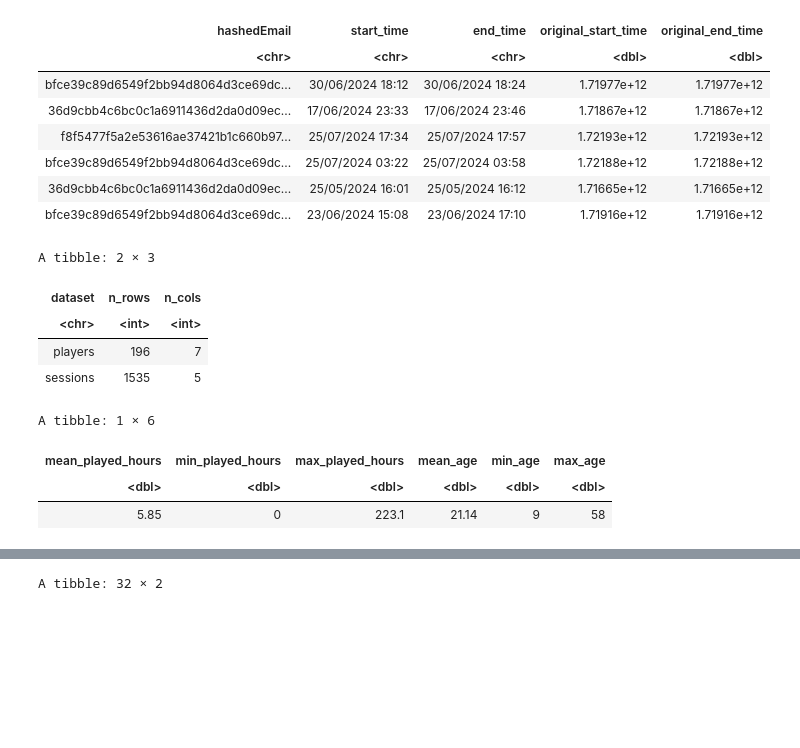
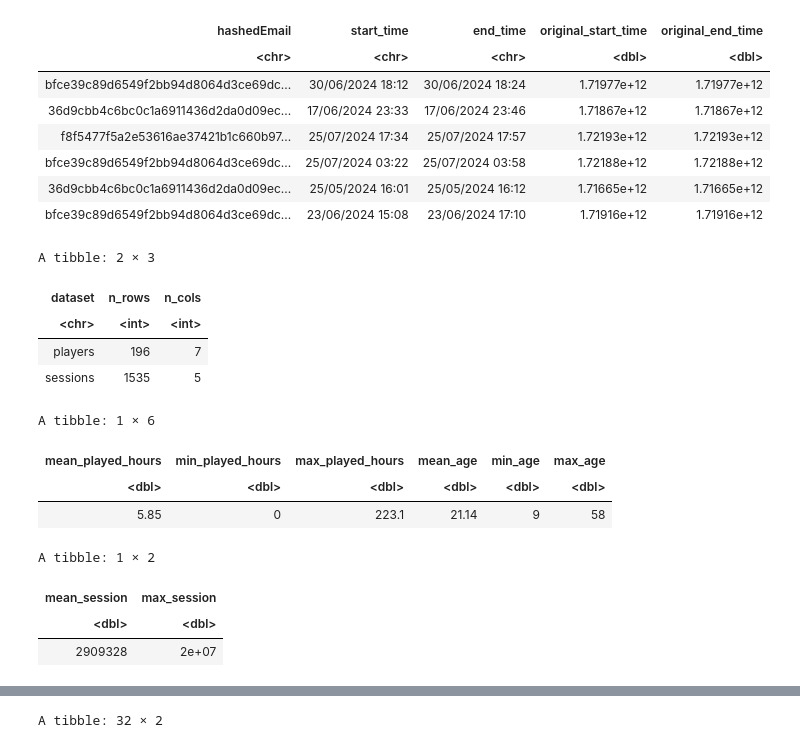
Before and after one commit to ksp1113/dsci-100-indivudal-kp, a Jupyter notebook: ksp-individual-dsci100.ipynb, the cells around one changed output, grey strips where cells are left out. Drawn from its saved outputs; the diff is of its cells as text; code cells hidden in the pictures; blank space fills up the shorter version.

```diff
--- a/ksp-individual-dsci100.ipynb
+++ b/ksp-individual-dsci100.ipynb
@@ -50,28 +50,40 @@ A tibble: 6 × 5
 # %%
 #Number of rows and columns for the data
 tibble(
   dataset = c("players", "sessions"),
   n_rows  = c(nrow(players), nrow(sessions)),
   n_cols  = c(ncol(players), ncol(sessions))
 )
 
 #Summary Statistics (using round function to set values around 2 decimal places)
 player_summary <- players |>
     summarize(
     mean_played_hours = round(mean(played_hours, na.rm = TRUE), 2),
     min_played_hours = round(min(played_hours, na.rm = TRUE), 2),
     max_played_hours = round(max(played_hours, na.rm = TRUE), 2),
     mean_age = round(mean(Age, na.rm = TRUE), 2),
     min_age = round(min(Age, na.rm = TRUE), 2),
     max_age = round(max(Age, na.rm = TRUE), 2))
 player_summary
+
+
+sessions_summary <- sessions |>
+    mutate(session_length = original_end_time - original_start_time)|>
+  summarize(
+    mean_session = mean(session_length, na.rm = TRUE),
+    max_session = max(session_length, na.rm = TRUE))
+sessions_summary
 # %% [output]
 A tibble: 2 × 3
 | dataset | n_rows | n_cols |
 | <chr> | <int> | <int> |
 | players | 196 | 7 |
 | sessions | 1535 | 5 |
 A tibble: 1 × 6
 | mean_played_hours | min_played_hours | max_played_hours | mean_age | min_age | max_age |
 | <dbl> | <dbl> | <dbl> | <dbl> | <dbl> | <dbl> |
 | 5.85 | 0 | 223.1 | 21.14 | 9 | 58 |
+A tibble: 1 × 2
+| mean_session | max_session |
+| <dbl> | <dbl> |
+| 2909328 | 2e+07 |
```
Also changed, not shown: parts of 7 cells of this notebook.
